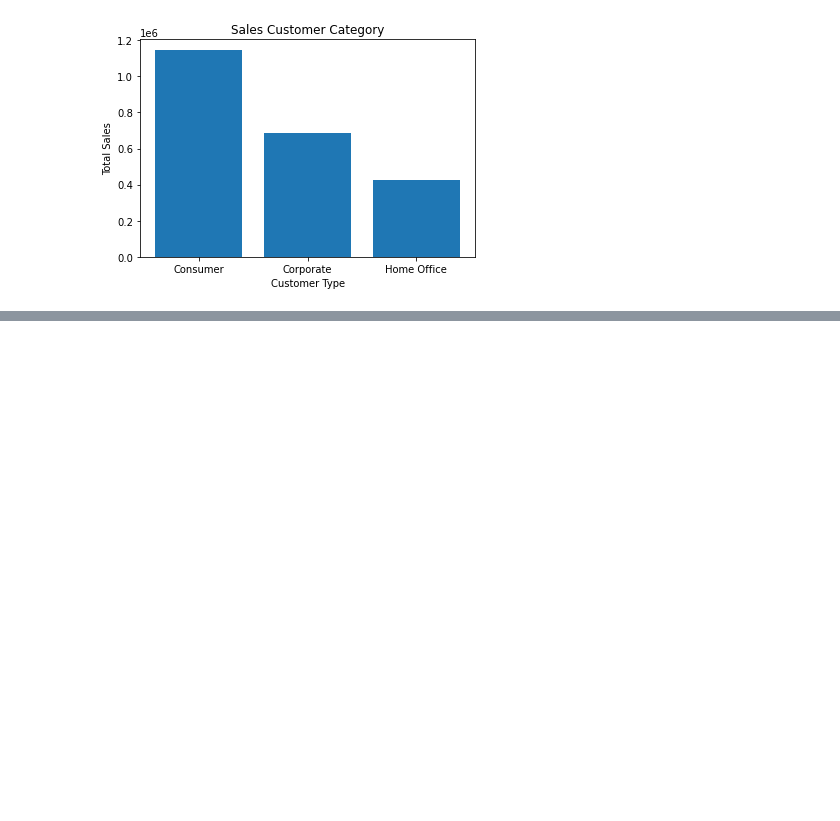
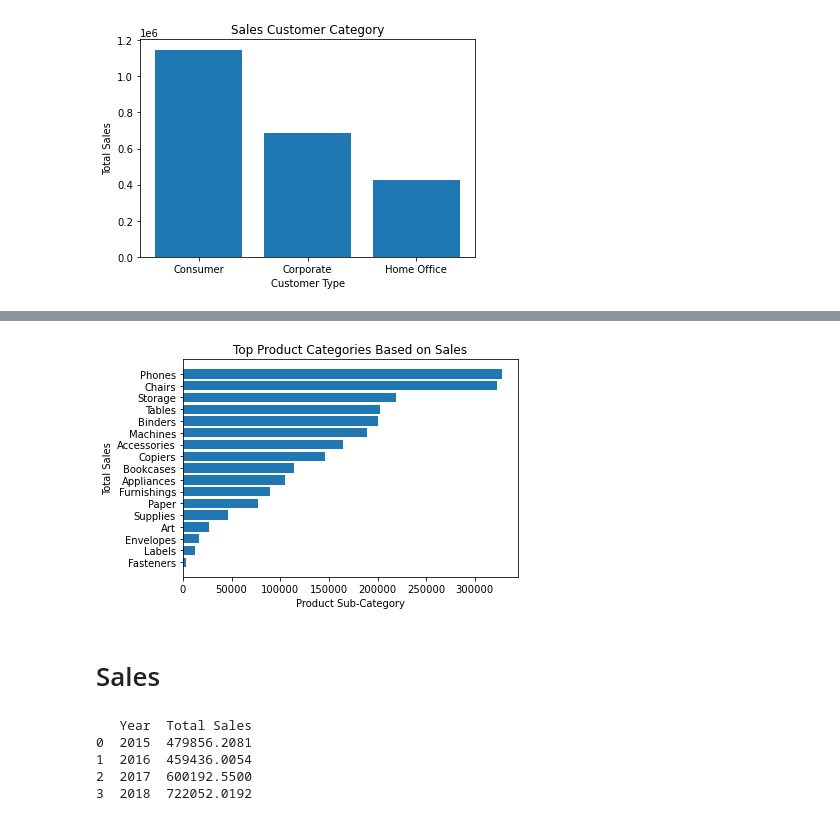
Before and after one commit to FatimaAliyeva01/Data-Analysis-with-Python, a Jupyter notebook: Superstore Sales Analysis.ipynb, the cells around one changed output, grey strips where cells are left out. Saved outputs shown, nothing was run; the diff lists cells and outputs as text; code cells hidden in the pictures; blank space fills up the shorter version.

```diff
--- a/Superstore Sales Analysis.ipynb
+++ b/Superstore Sales Analysis.ipynb
@@ -168,0 +533,9 @@ plt.show()
+# %%
+# Group the data by product sub category versus the sales
+product_subcategory = df.groupby(['Sub-Category'])['Sales'].sum().reset_index()
+
+# Sort the product category in their descending order and identify top product category
+top_product_subcategory = product_subcategory.sort_values(by='Sales', ascending=False)
+
+# Print the states
+print(top_product_subcategory.reset_index(drop=True))
@@ -168,0 +561,38 @@ plt.show()
+# %%
+top_product_subcategory = top_product_subcategory.sort_values(by='Sales', ascending=True)
+
+# Ploting a bar graph
+
+plt.barh(top_product_subcategory['Sub-Category'], top_product_subcategory['Sales'])
+
+# Labels
+plt.title('Top Product Categories Based on Sales')
+plt.xlabel('Product Sub-Category')
+plt.ylabel('Total Sales')
+plt.xticks(rotation=0)
+
+plt.show()
+# %% [output]
+[figure, added]
+# %% [markdown]
+# Sales
+# %%
+# Convert the "Order Date" column to datetime format
+
+df['Order Date'] = pd.to_datetime(df['Order Date'], dayfirst=True)
+
+# Group the data by years and calculate the total sales amount for each year
+yearly_sales = df.groupby(df['Order Date'].dt.year)['Sales'].sum()
+
+yearly_sales = yearly_sales.reset_index()
+yearly_sales = yearly_sales.rename(columns={'Order Date': 'Year', 'Sales':'Total Sales'})
+
+# yearly_sales =
+# Print the total sales for each year
+print(yearly_sales)
+# %% [output]
+   Year  Total Sales
+0  2015  479856.2081
+1  2016  459436.0054
+2  2017  600192.5500
+3  2018  722052.0192
```
Also changed, not shown: parts of 47 cells of this notebook.
